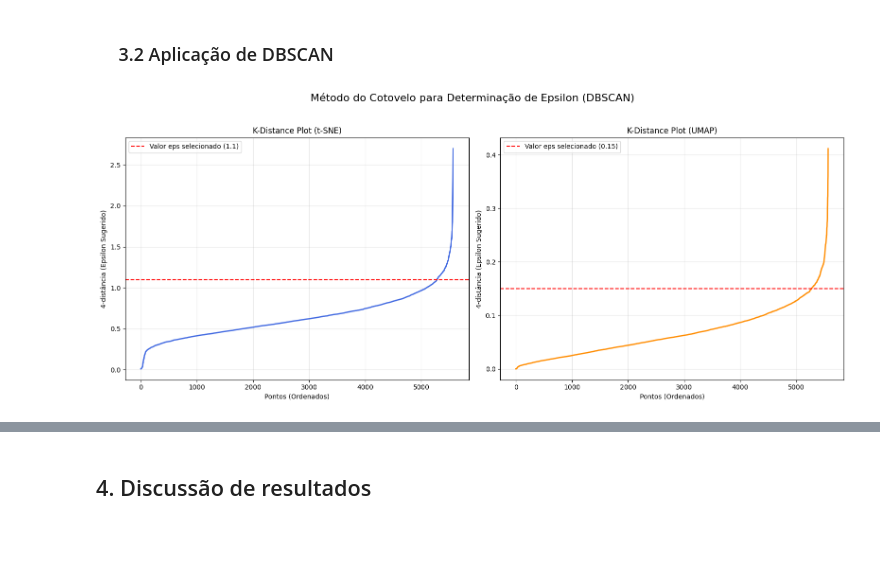
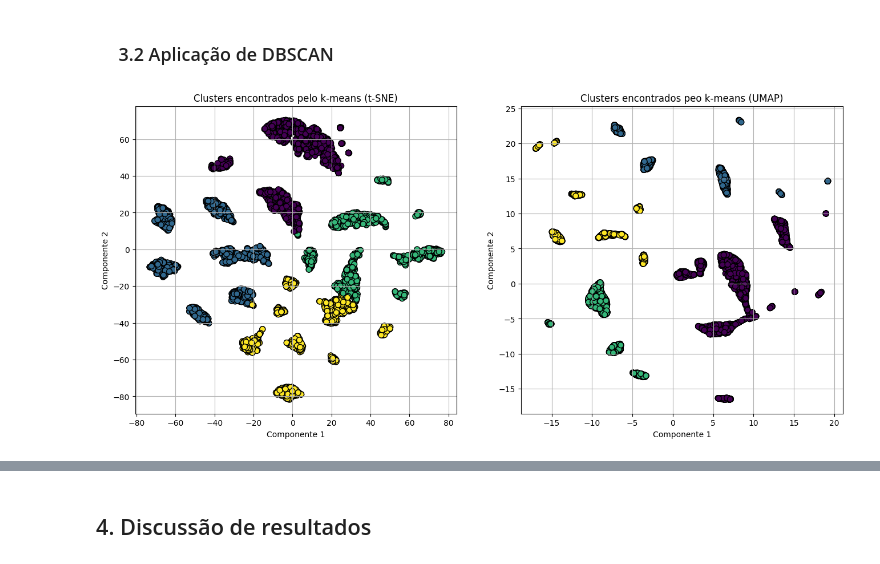
Before and after one commit to DouglaxN/project-unsupervised, a Jupyter notebook: Final/main.ipynb, the cells around one changed output, grey strips where cells are left out. Saved outputs shown, nothing was run; the diff lists cells and outputs as text; code cells hidden in the pictures; blank space fills up the shorter version.

```diff
--- a/Final/main.ipynb
+++ b/Final/main.ipynb
@@ -331,45 +399,21 @@ axes[1].grid(True)
 # %%
 df_dbscan_t = df_reduc['tsne'][50]
 df_dbscan_u = df_reduc['umap'][30]
-# %%
-min_pts = 5
-k = min_pts - 1
-fig, axes = plt.subplots(1, 2, figsize=(16, 7))
-
-#t-SNE
-nn_t = NearestNeighbors(n_neighbors=k + 1, metric="euclidean")
-nn_t.fit(df_dbscan_t)
-distances_t, _ = nn_t.kneighbors(df_dbscan_t)
-kth_distances_t = np.sort(distances_t[:, k])
-
-eps_sel_t = 1.1 # Valor de epsilon escolhido com base no gráfico
-
-axes[0].plot(range(len(kth_distances_t)), kth_distances_t, linewidth=2, color='royalblue')
-axes[0].axhline(y=eps_sel_t, color='red', linestyle='--', linewidth=1.5, label=f'Valor eps selecionado ({eps_sel_t})')
-axes[0].set_title("K-Distance Plot (t-SNE)")
-axes[0].set_xlabel("Pontos (Ordenados)")
-axes[0].set_ylabel(f"{k}-distância (Epsilon Sugerido)")
-axes[0].grid(True, alpha=0.3)
-axes[0].legend()
-
-# UMAP
-nn_u = NearestNeighbors(n_neighbors=k + 1, metric="euclidean")
-nn_u.fit(df_dbscan_u)
-distances_u, _ = nn_u.kneighbors(df_dbscan_u) # Corrigido para nn_u
-kth_distances_u = np.sort(distances_u[:, k])
-
-eps_sel_u = 0.15 # Valor de epsilon escolhido com base no gráfico
-
-axes[1].plot(range(len(kth_distances_u)), kth_distances_u, linewidth=2, color='darkorange')
-axes[1].axhline(y=eps_sel_u, color='red', linestyle='--', linewidth=1.5, label=f'Valor eps selecionado ({eps_sel_u})')
-axes[1].set_title("K-Distance Plot (UMAP)")
-axes[1].set_xlabel("Pontos (Ordenados)")
-axes[1].set_ylabel(f"{k}-distância (Epsilon Sugerido)")
-axes[1].grid(True, alpha=0.3)
-axes[1].legend()
-
-plt.suptitle('Método do Cotovelo para Determinação de Epsilon (DBSCAN)', fontsize=16)
-plt.tight_layout(rect=[0, 0.03, 1, 0.95])
-plt.show()
-# %% [output]
-[figure, removed]
+# %%
+fig, axes = plt.subplots(1,2, figsize=(16,7))
+
+# Plot 1: Agrupamento do k-means
+axes[0].scatter(df_kmeans_t[:, 0], df_kmeans_t[:, 1], c=kmeans_labels_t, s=50, cmap='viridis', edgecolor='k')
+axes[0].set_title("Clusters encontrados pelo k-means (t-SNE)")
+axes[0].set_xlabel('Componente 1')
+axes[0].set_ylabel('Componente 2')
+axes[0].grid(True)
+
+# Plot 2: Classes reais do dataset
+scatter = axes[1].scatter(df_kmeans_u[:, 0], df_kmeans_u[:, 1], c=kmeans_labels_u, s=50, cmap='viridis', edgecolor='k')
+axes[1].set_title("Clusters encontrados peo k-means (UMAP)")
+axes[1].set_xlabel('Componente 1')
+axes[1].set_ylabel('Componente 2')
+axes[1].grid(True)
+# %% [output]
+[figure, added]
```
Also changed, not shown: parts of 19 cells of this notebook.
